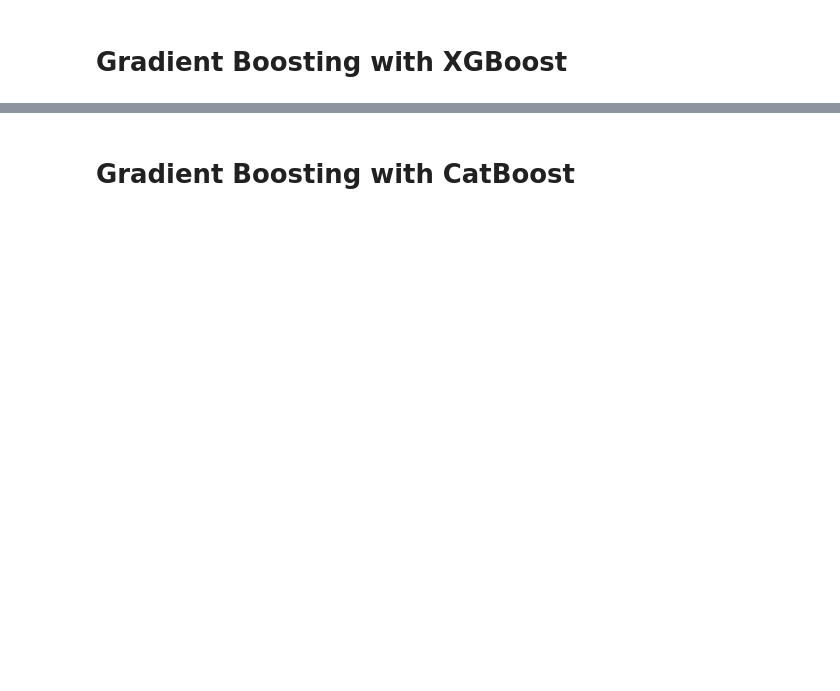
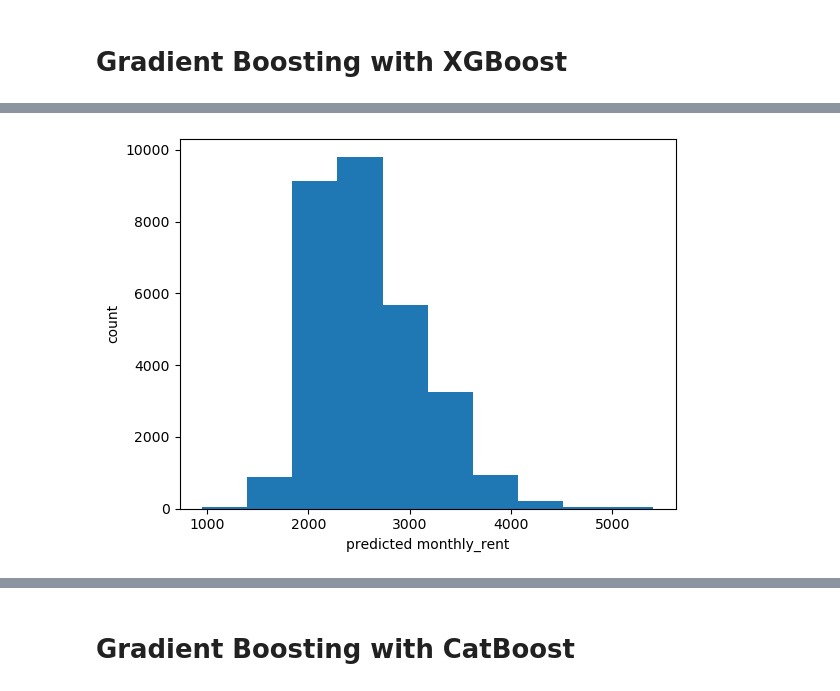
Before and after one commit to StephanieMussi/5228-group21-project, a Jupyter notebook: experiments/msy_gb.ipynb, the cells around one changed output, grey strips where cells are left out. Saved outputs shown, nothing was run; the diff lists cells and outputs as text; code cells hidden in the pictures; blank space fills up the shorter version.

```diff
--- a/experiments/msy_gb.ipynb
+++ b/experiments/msy_gb.ipynb
@@ -105,21 +102,22 @@ Wall time: 4.92 s
 # %%
 %%time
 
-model = XGBRegressor(objective ='reg:squarederror', alpha = 14)
+
+model = XGBRegressor(objective ='reg:squarederror', alpha = 14, eta=0.11, max_depth=6, subsample=0.93)
 
 cv = RepeatedKFold(n_splits=10, n_repeats=3, random_state=1)
 n_scores = cross_val_score(model, X_train, y_train, scoring='neg_mean_absolute_error', cv=cv, n_jobs=-1, error_score='raise')
 print('MAE: %.3f (%.3f)' % (np.mean(n_scores), np.std(n_scores)))
 
-# model.fit(X_train, y_train)
+model.fit(X_train, y_train)
 
-# y_pred = model.predict(X_test)
-# y_pred = [int(x) for x in y_pred]
-# print(len(y_pred))
-# print(y_pred[:5])
+y_pred = model.predict(X_test)
+y_pred = [int(x) for x in y_pred]
+print(len(y_pred))
+print(y_pred[:5])
 
-# plt.hist(y_pred)
-# plt.xlabel('predicted monthly_rent')
-# plt.ylabel('count')
-# plt.show()
+plt.hist(y_pred)
+plt.xlabel('predicted monthly_rent')
+plt.ylabel('count')
+plt.show()
 # %% [output]
@@ -128,0 +127 @@ Wall time: 24.1 s
+[figure, added]
```
Also changed, not shown: parts of 7 cells of this notebook, 1 other file.
